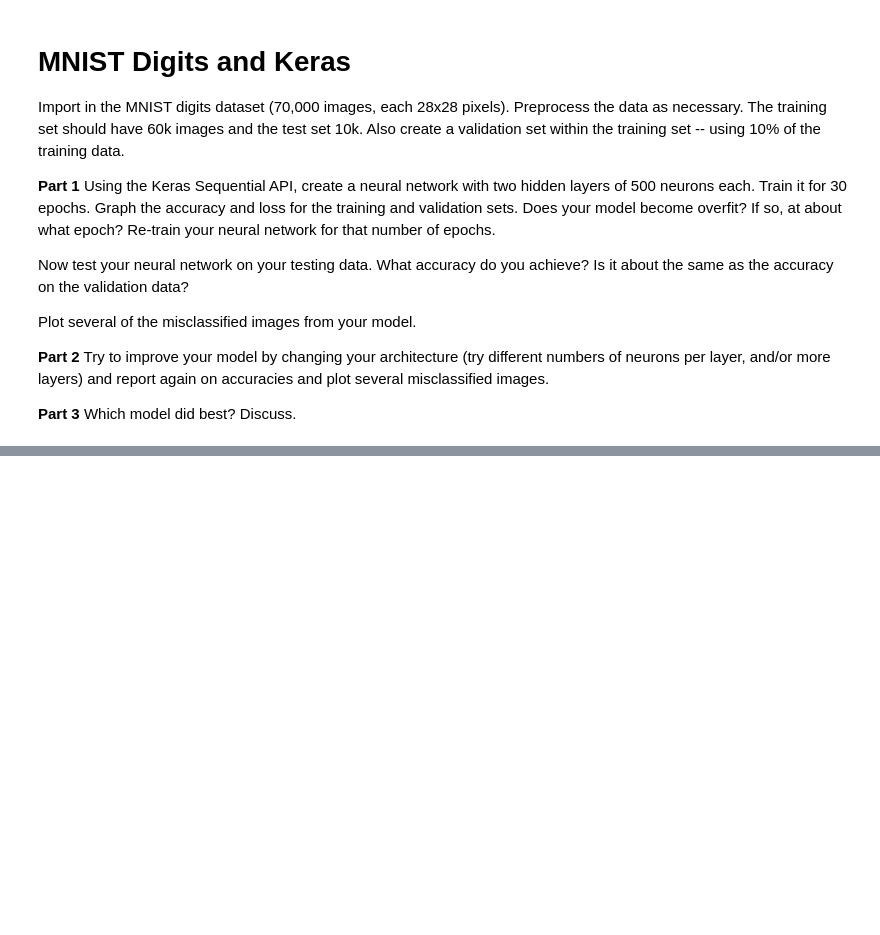
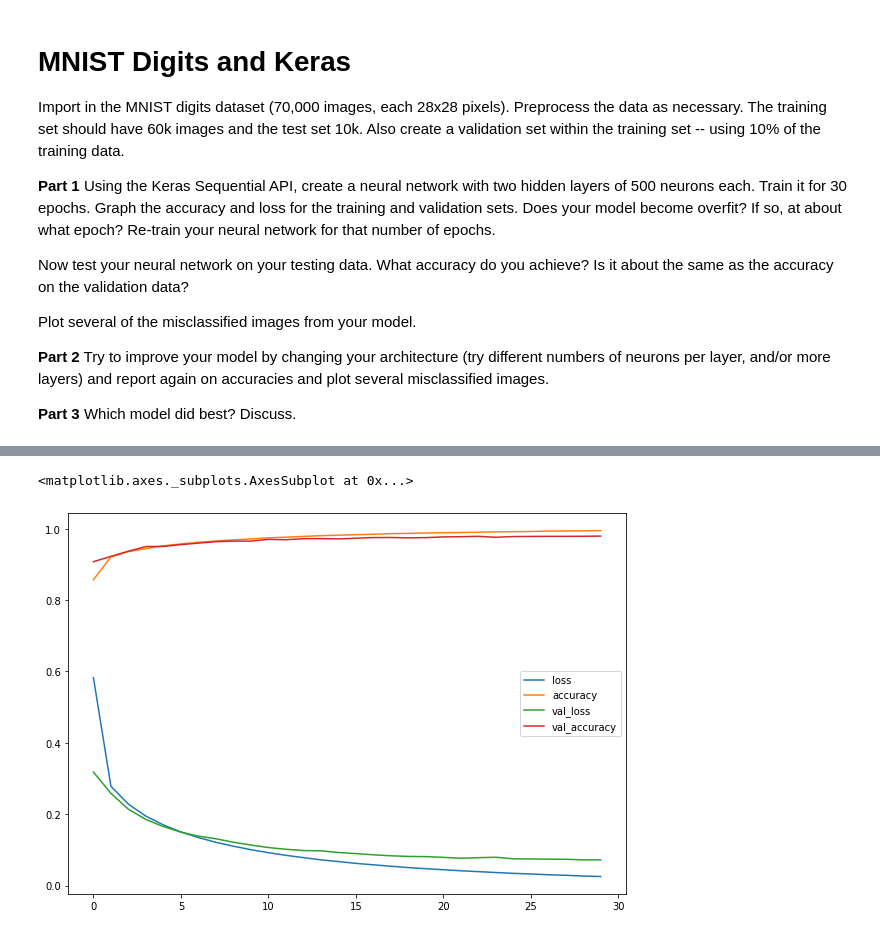
Before and after one commit to NeymanThomas/4499-Assignments, a Jupyter notebook: Homework-1/Homework_1.ipynb, the cells around one changed output, grey strips where cells are left out. Saved outputs shown, nothing was run; the diff lists cells and outputs as text; code cells hidden in the pictures; blank space fills up the shorter version.

```diff
--- a/Homework-1/Homework_1.ipynb
+++ b/Homework-1/Homework_1.ipynb
@@ -19,0 +67,4 @@ Which model did best? Discuss.
+# %%
+# Validation dataset
+from sklearn.model_selection import train_test_split
+X_train_tr, X_train_v, y_train_tr, y_train_v = train_test_split(X_train_full, Y_train_full, test_size=5000)
@@ -19,0 +114,3 @@ Which model did best? Discuss.
+# %%
+# Train the model on data for 30 epochs against the X and Y validation sets
+history = model.fit(X_train_tr, y_train_tr, epochs=30, batch_size=32, validation_data=(X_train_v, y_train_v))
@@ -19,0 +135,7 @@ Which model did best? Discuss.
+# %%
+import pandas as pd
+pd.DataFrame(history.history)
+pd.DataFrame(history.history).plot(figsize=(10,7))
+# %% [output]
+<matplotlib.axes._subplots.AxesSubplot at 0x...>
+[figure, added]
```
Also changed, not shown: parts of 41 cells of this notebook.
